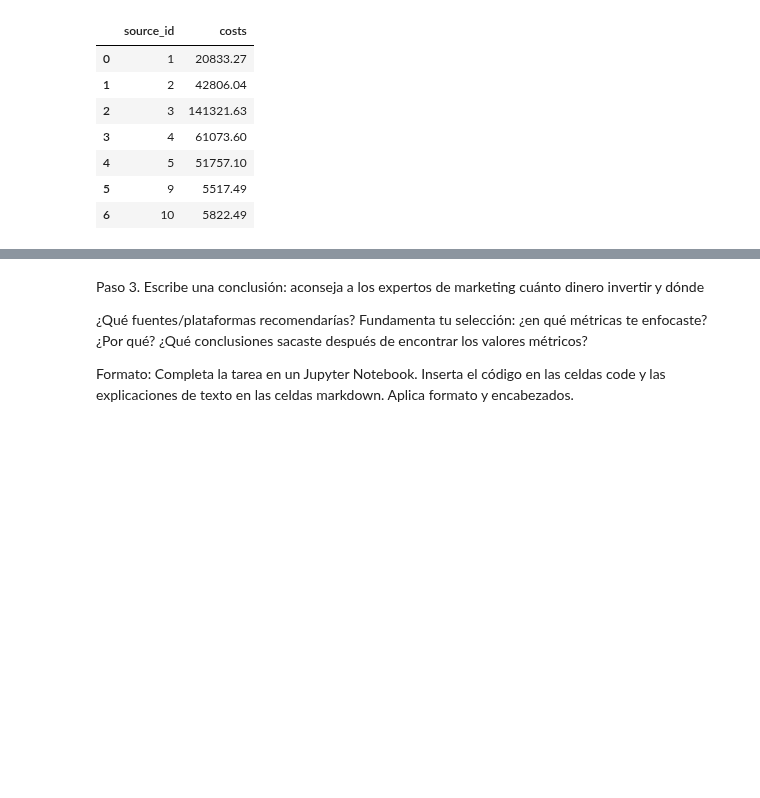
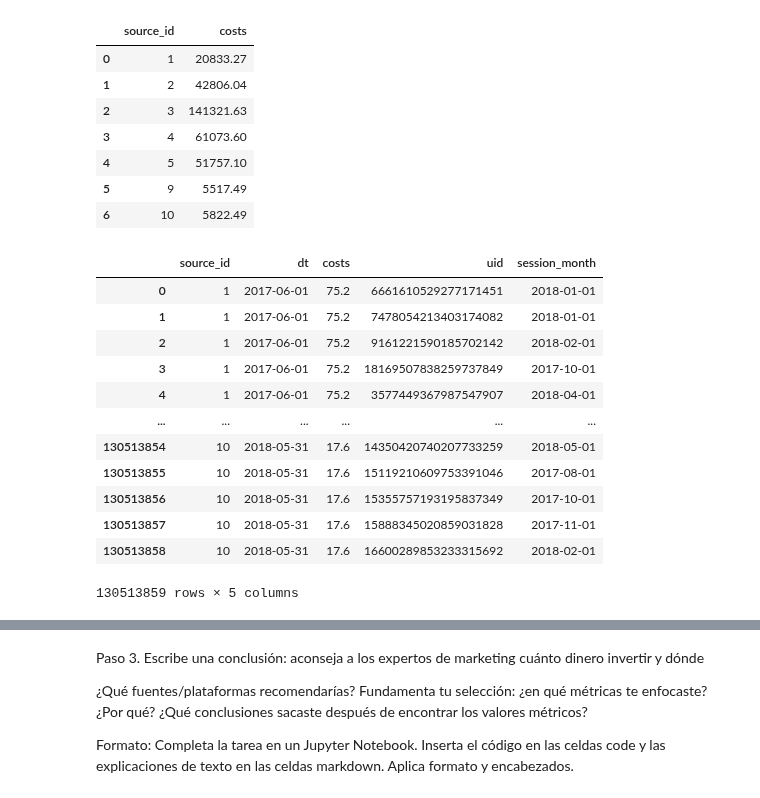
Before and after one commit to hukitan/tripleten, a Jupyter notebook: Proyectos_en_desarrollo/Proyecto 9/proyecto_9.ipynb, the cells around one changed output, grey strips where cells are left out. Saved outputs shown, nothing was run; the diff lists cells and outputs as text; code cells hidden in the pictures; blank space fills up the shorter version.

```diff
--- a/Proyectos_en_desarrollo/Proyecto 9/proyecto_9.ipynb
+++ b/Proyectos_en_desarrollo/Proyecto 9/proyecto_9.ipynb
@@ -142,7 +142,8 @@ Duplicados:
 # %%
 #se generan columnas adicionales para el analisis
 visits['session_year'] = visits['start_ts'].dt.isocalendar().year
-visits['session_month'] = visits['start_ts'].dt.to_period('M').dt.to_timestamp()
+visits['session_month'] = visits['start_ts'].dt.to_period(
+    'M').dt.to_timestamp()
 visits['session_week'] = visits['start_ts'].dt.isocalendar().week
 visits['session_date'] = visits['start_ts'].dt.date
 reg_date = visits.groupby('uid')['session_date'].min().reset_index()
@@ -552,4 +553,20 @@ cost.groupby('source_id')['costs'].sum().reset_index()
 | 6 | 10 | 5822.49 |
 # %%
 # ¿Cuán rentables eran las inversiones? (ROMI)
-#merge con  tabla de clientes por cohortes
+
+for_romi = cost.merge(visits[['uid', 'source_id', 'session_month']], on='source_id')
+for_romi
+# %% [output]
+|  | source_id | dt | costs | uid | session_month |
+| 0 | 1 | 2017-06-01 | 75.2 | 6661610529277171451 | 2018-01-01 |
+| 1 | 1 | 2017-06-01 | 75.2 | 7478054213403174082 | 2018-01-01 |
+| 2 | 1 | 2017-06-01 | 75.2 | 9161221590185702142 | 2018-02-01 |
+| 3 | 1 | 2017-06-01 | 75.2 | 18169507838259737849 | 2017-10-01 |
+| 4 | 1 | 2017-06-01 | 75.2 | 3577449367987547907 | 2018-04-01 |
+| ... | ... | ... | ... | ... | ... |
+| 130513854 | 10 | 2018-05-31 | 17.6 | 14350420740207733259 | 2018-05-01 |
+| 130513855 | 10 | 2018-05-31 | 17.6 | 15119210609753391046 | 2017-08-01 |
+| 130513856 | 10 | 2018-05-31 | 17.6 | 15355757193195837349 | 2017-10-01 |
+| 130513857 | 10 | 2018-05-31 | 17.6 | 15888345020859031828 | 2017-11-01 |
+| 130513858 | 10 | 2018-05-31 | 17.6 | 16600289853233315692 | 2018-02-01 |
+130513859 rows × 5 columns
```
Also changed, not shown: parts of 2 cells of this notebook.
